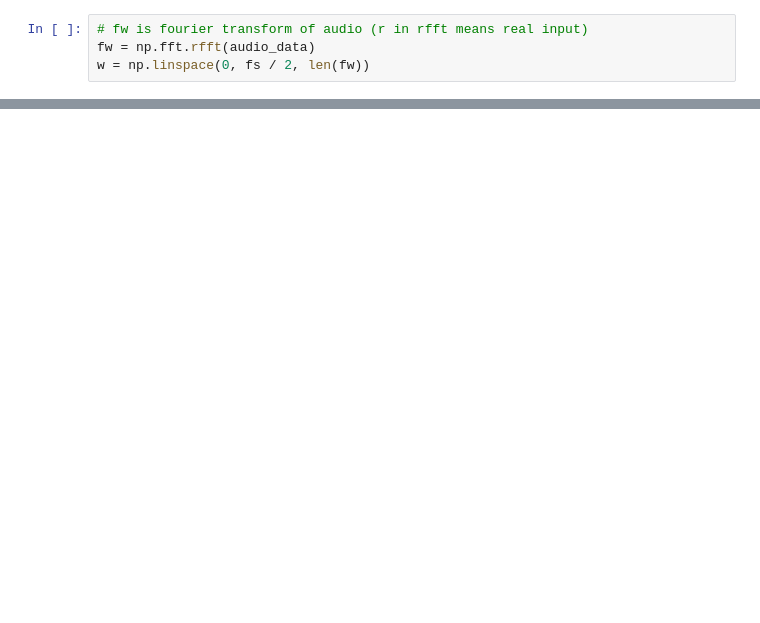
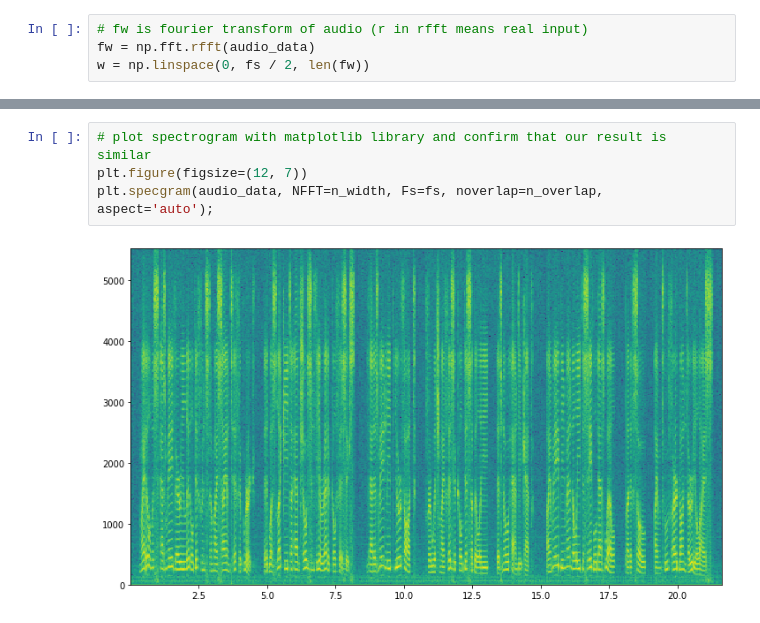
Before and after one commit to lnadi17/spectro-kg, a Jupyter notebook: notebook.ipynb, the cells around one changed output, grey strips where cells are left out. Cells and saved outputs as stored; diff of their text form; blank space fills up the shorter version.

```diff
--- a/notebook.ipynb
+++ b/notebook.ipynb
@@ -129,0 +137,6 @@ plt.colorbar(None, use_gridspec=True)
+# %%
+# plot spectrogram with matplotlib library and confirm that our result is similar
+plt.figure(figsize=(12, 7))
+plt.specgram(audio_data, NFFT=n_width, Fs=fs, noverlap=n_overlap, aspect='auto');
+# %% [output]
+[figure, added]
```
Also changed, not shown: parts of 10 cells of this notebook.
